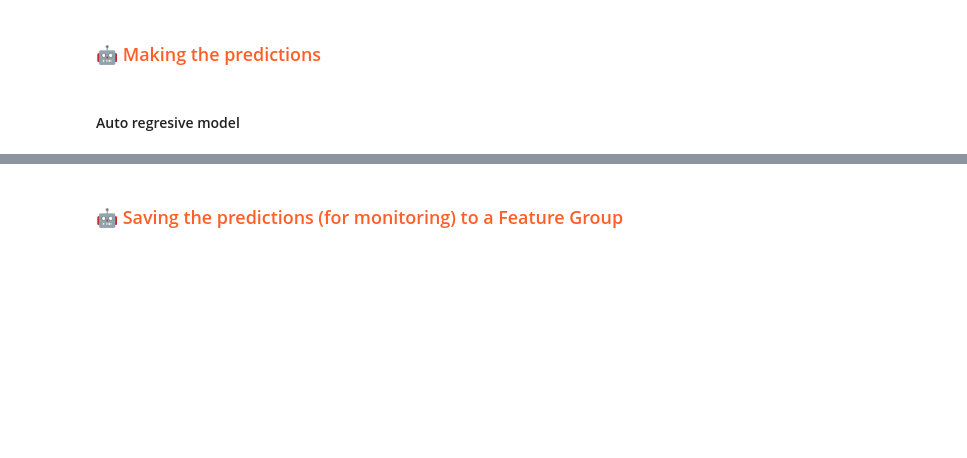
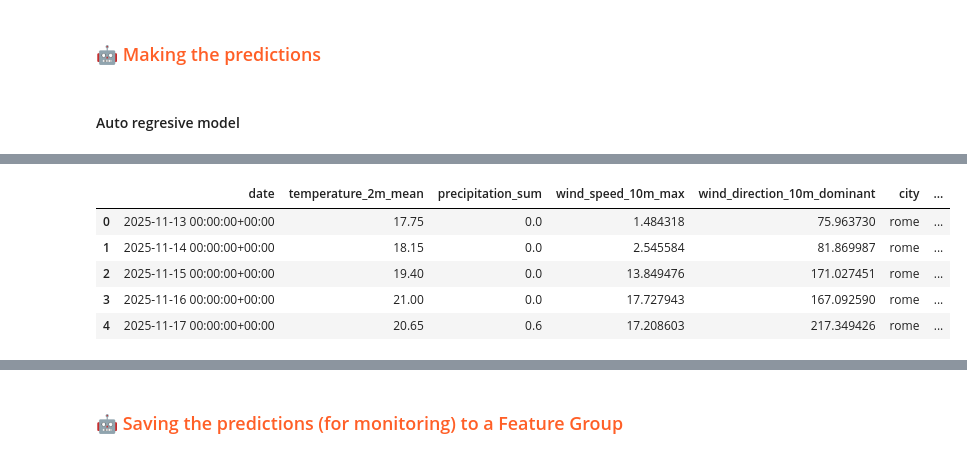
Before and after one commit to klari26/mlfs-book, a Jupyter notebook: notebooks/airquality/4_air_quality_batch_inference.ipynb, the cells around one changed output, grey strips where cells are left out. Cells and saved outputs as stored; diff of their text form; code cells hidden in the pictures; blank space fills up the shorter version.

Commit message:
add lags during batch

```diff
--- a/notebooks/airquality/4_air_quality_batch_inference.ipynb
+++ b/notebooks/airquality/4_air_quality_batch_inference.ipynb
@@ -107,7 +121,7 @@ mr = project.get_model_registry()
 
 retrieved_model = mr.get_model(
     name="air_quality_xgboost_model_with_lags",
-    version=1,
+    version=3,
 )
 
 fv = retrieved_model.get_feature_view()
@@ -136,4 +169,6 @@ weather_fg = fs.get_feature_group(
     version=1,
 )
 batch_data = weather_fg.filter(weather_fg.date >= today).read()
+batch_data=batch_data.sort_values(by="date", ascending=True)
+batch_data=batch_data.reset_index(drop=True)
 batch_data
@@ -196,7 +268,15 @@ for i in range(len(batch_data)):
     # Update lags
     lag_3, lag_2, lag_1 = lag_2, lag_1, pm25_pred
 # %%
+batch_data['predicted_pm25'] = batch_data['predicted_pm25'].astype('float32')
 batch_data
+# %% [output]
+|  | date | temperature_2m_mean | precipitation_sum | wind_speed_10m_max | wind_direction_10m_dominant | city | ... |
+| 0 | 2025-11-13 00:00:00+00:00 | 17.75 | 0.0 | 1.484318 | 75.963730 | rome | ... |
+| 1 | 2025-11-14 00:00:00+00:00 | 18.15 | 0.0 | 2.545584 | 81.869987 | rome | ... |
+| 2 | 2025-11-15 00:00:00+00:00 | 19.40 | 0.0 | 13.849476 | 171.027451 | rome | ... |
+| 3 | 2025-11-16 00:00:00+00:00 | 21.00 | 0.0 | 17.727943 | 167.092590 | rome | ... |
+| 4 | 2025-11-17 00:00:00+00:00 | 20.65 | 0.6 | 17.208603 | 217.349426 | rome | ... |
 # %%
 # Feature columns
 '''
```
Also changed, not shown: parts of 23 cells of this notebook, 8 other files.
